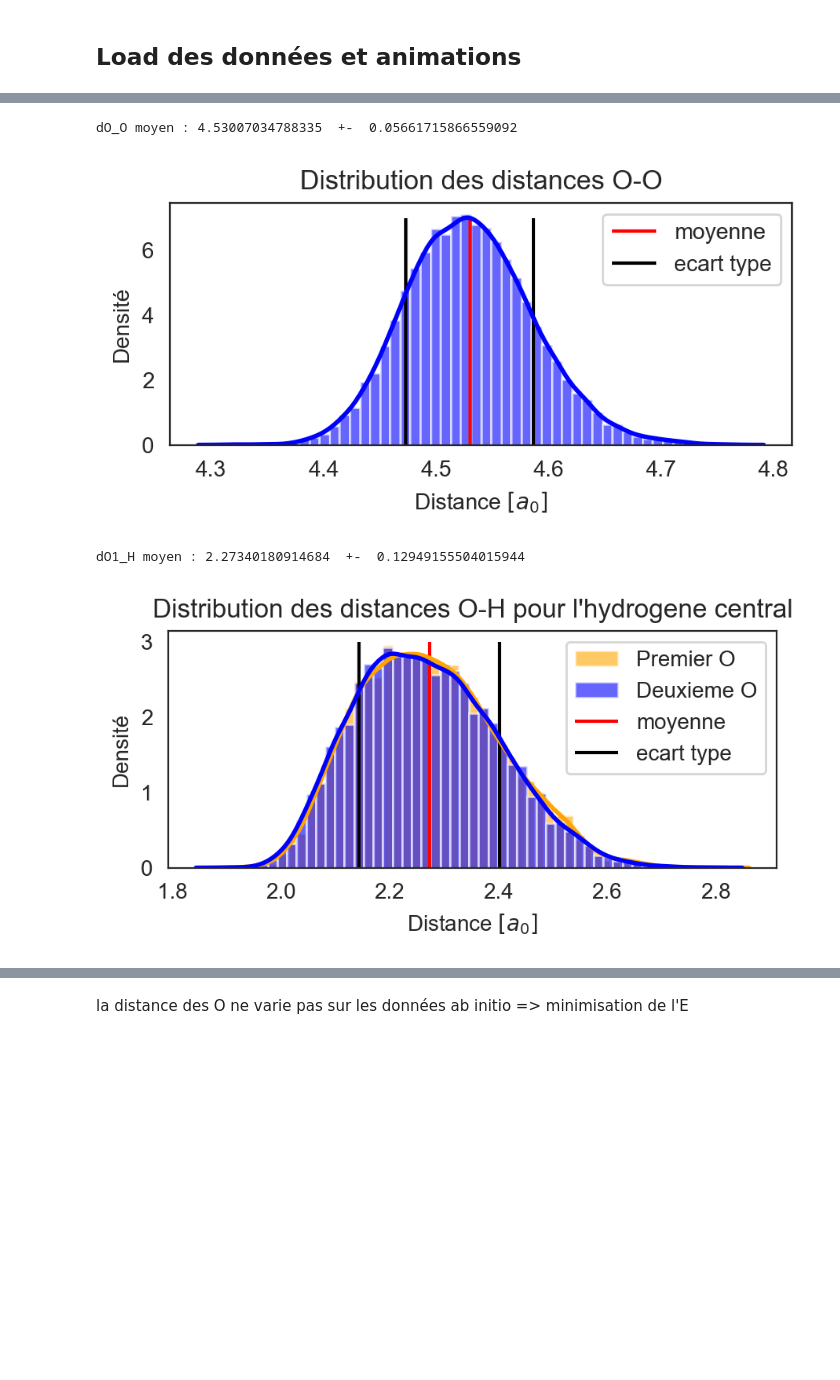
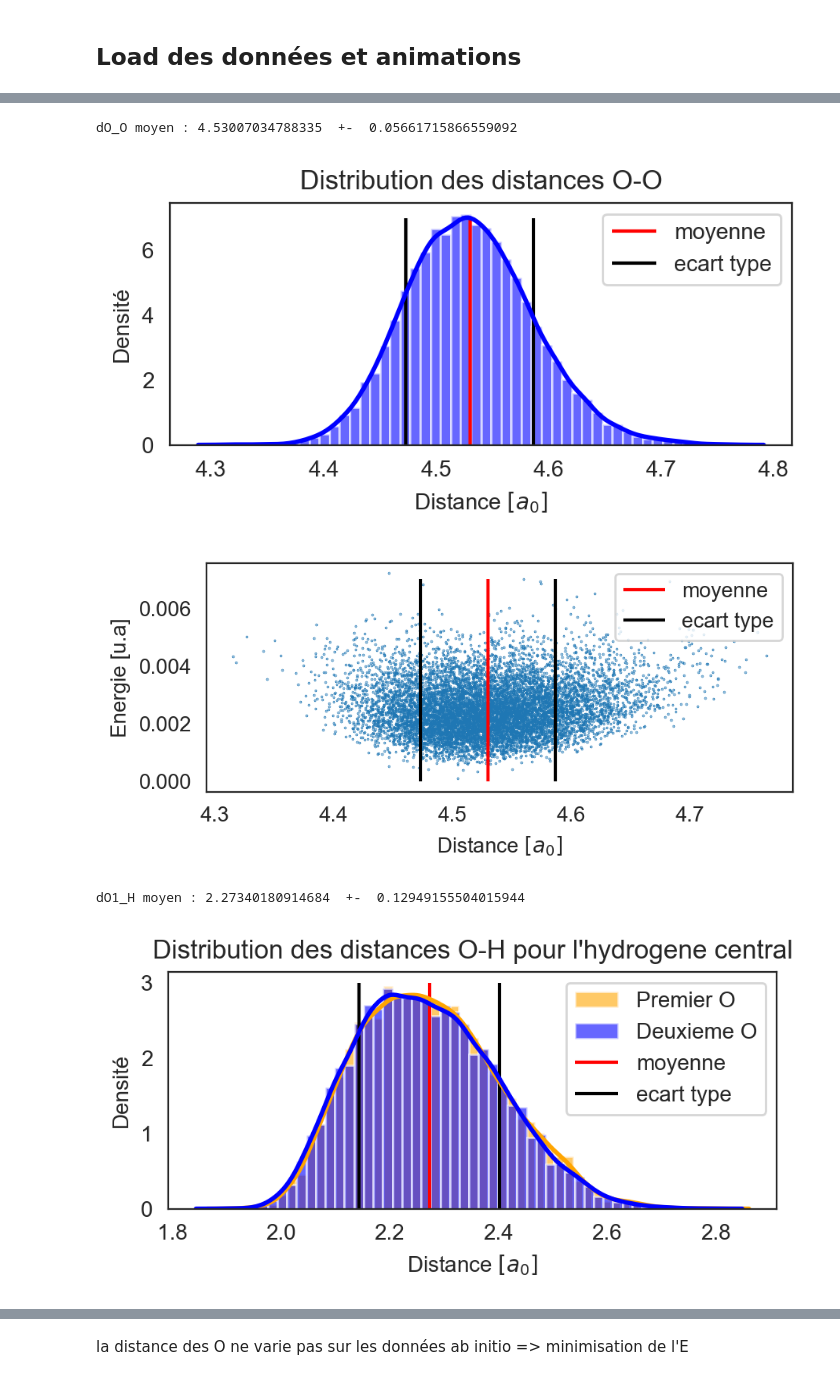
Before and after one commit to LoanRenaud/zundel, a Jupyter notebook: Zundel_Ion.ipynb, the cells around one changed output, grey strips where cells are left out. Cells and saved outputs as stored; diff of their text form; code cells hidden in the pictures; blank space fills up the shorter version.

```diff
--- a/Zundel_Ion.ipynb
+++ b/Zundel_Ion.ipynb
@@ -240,6 +275,20 @@ plt.ylabel("Densité")
 
 plt.title("Distribution des distances O-O")
 plt.show()
+
+plt.figure(figsize=(5,2), dpi= 200)
+plt.scatter(dO_O,energies,s=0.3,marker='.')
+plt.vlines(dO_O.mean(),0,0.007,color="red", label="moyenne")
+plt.vlines(dO_O.mean()+dO_O.std(),0,0.007, label="ecart type",color="k")
+plt.vlines(dO_O.mean()-dO_O.std(),0,0.007, color="k")
+
+plt.legend()
+plt.xlabel(r'Distance $[a_0]$')
+plt.ylabel("Energie [u.a]")
+
+plt.show()
+
+
 plt.figure(figsize=(5,2), dpi= 200)
 
 sns.distplot(pd.DataFrame(dO1_H), color="orange", label="Premier O", **kwargs)
@@ -248,32 +297,57 @@ plt.vlines(dO1_H.mean(),0,3,color="red", label="moyenne")
 plt.vlines(dO1_H.mean()+dO1_H.std(),0,3, label="ecart type",color="k")
 plt.vlines(dO1_H.mean()-dO1_H.std(),0,3, color="k")
 print("dO1_H moyen :",dO1_H.mean()," +- ",dO1_H.std())
 
 plt.legend()
 plt.xlabel(r'Distance $[a_0]$')
 plt.ylabel("Densité")
 
 plt.title("Distribution des distances O-H pour l'hydrogene central")
 
 plt.show()
+
+plt.figure(figsize=(5,2), dpi= 200)
+plt.scatter(dO1_H,energies,s=0.3)
+plt.vlines(dO1_H.mean(),0,0.007,color="red", label="moyenne")
+plt.vlines(dO1_H.mean()+dO1_H.std(),0,0.007, label="ecart type",color="k")
+plt.vlines(dO1_H.mean()-dO1_H.std(),0,0.007, color="k")
+
+plt.legend()
+plt.xlabel(r'Distance $[a_0]$')
+plt.ylabel("Energie [u.a]")
+
+plt.show()
+
 plt.figure(figsize=(5,2), dpi= 200)
 
 sns.distplot(pd.DataFrame(H22_O2_H21), color="orange", label="Premier H2O", **kwargs)
 sns.distplot(pd.DataFrame(H21_O1_H11), color="blue", label="Deuxieme H2O", **kwargs)
 plt.vlines(H22_O2_H21.mean(),0,0.15,color="red", label="moyenne")
 plt.vlines(H22_O2_H21.mean()+H22_O2_H21.std(),0,0.15, label="ecart type",color="k")
 plt.vlines(H22_O2_H21.mean()-H22_O2_H21.std(),0,0.15, color="k")
 print("H22_O2_H21 moyen :",H22_O2_H21.mean()," +- ",H22_O2_H21.std())
 
 plt.xlabel(r'Angle $[degres]$')
 plt.ylabel("Densité")
 
 plt.title("Distribution des angles O-H-O pour les molecules d'eau")
 plt.legend()
 
 plt.show()
+
+plt.figure(figsize=(5,2), dpi= 200)
+plt.scatter(H22_O2_H21,energies,s=0.3,marker='.')
+plt.vlines(H22_O2_H21.mean(),0,0.007,color="red", label="moyenne")
+plt.vlines(H22_O2_H21.mean()+H22_O2_H21.std(),0,0.007, label="ecart type",color="k")
+plt.vlines(H22_O2_H21.mean()-H22_O2_H21.std(),0,0.007, color="k")
+
+plt.legend()
+plt.xlabel(r'Angle [degres]')
+plt.ylabel("Energie [u.a]")
+plt.show()
 # %% [output]
 dO_O moyen : 4.53007034788335  +-  0.05661715866559092
 [figure]
+[figure, new version]
 dO1_H moyen : 2.27340180914684  +-  0.12949155504015944
-[figure, old version]
+[figure, new version]
```
Also changed, not shown: parts of 21 cells of this notebook, 2 other files.
